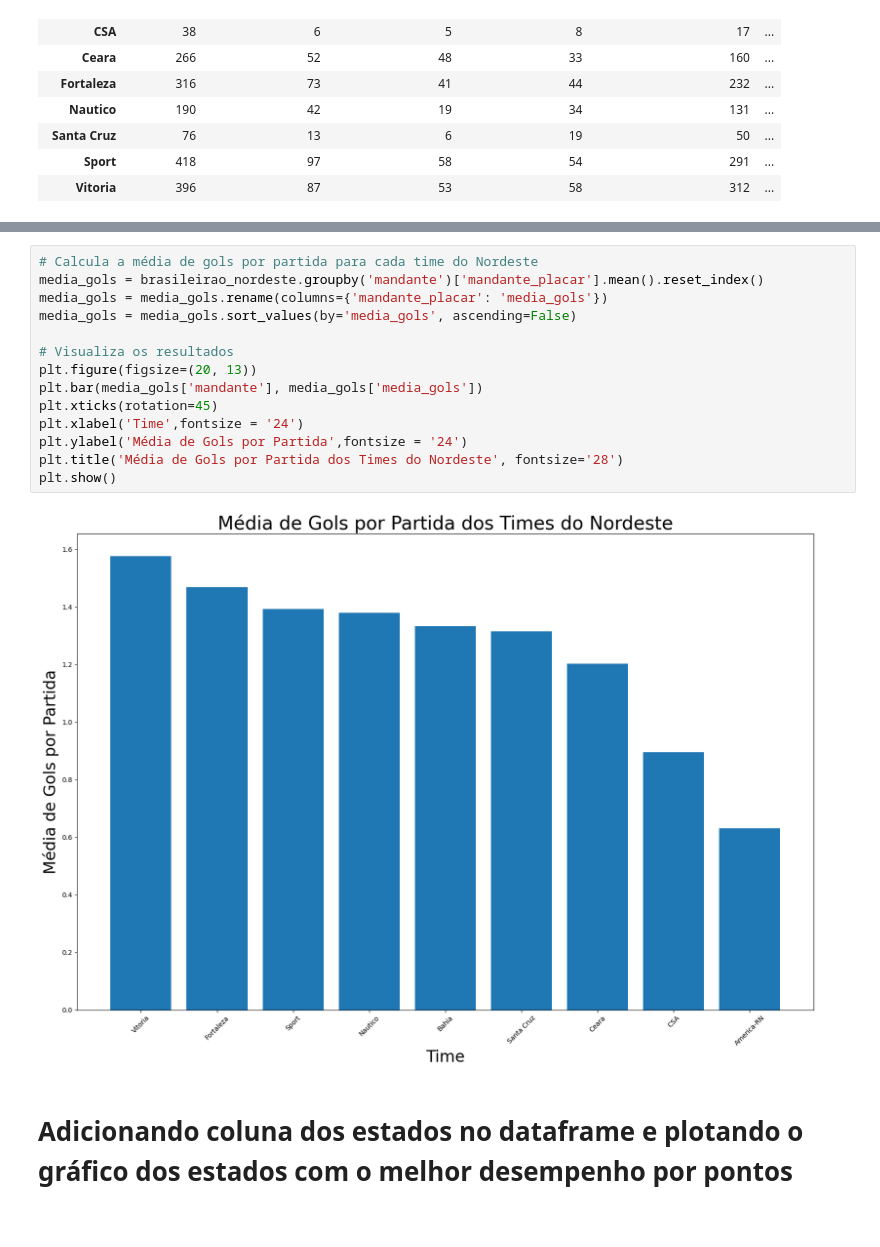
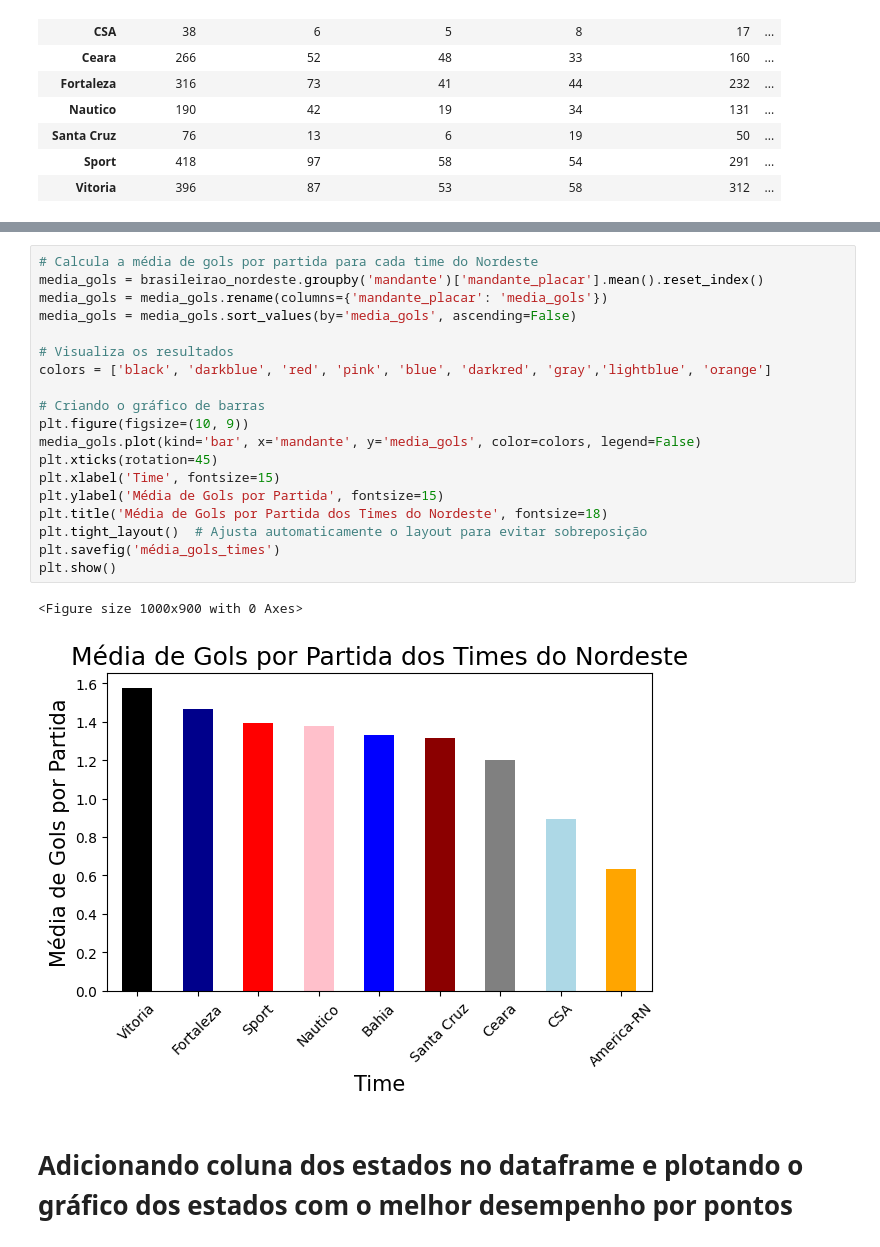
Before and after one commit to 022Vinicius/An-lises_de_dados_esportes, a Jupyter notebook: futebol_pernambucano.ipynb, the cells around one changed output, grey strips where cells are left out. Cells and saved outputs as stored; diff of their text form.

```diff
--- a/futebol_pernambucano.ipynb
+++ b/futebol_pernambucano.ipynb
@@ -586,19 +457,25 @@ Passing `palette` without assigning `hue` is deprecated and will be removed in v
 # %%
 # Calcula a média de gols por partida para cada time do Nordeste
 media_gols = brasileirao_nordeste.groupby('mandante')['mandante_placar'].mean().reset_index()
 media_gols = media_gols.rename(columns={'mandante_placar': 'media_gols'})
 media_gols = media_gols.sort_values(by='media_gols', ascending=False)
 
 # Visualiza os resultados
-plt.figure(figsize=(20, 13))
-plt.bar(media_gols['mandante'], media_gols['media_gols'])
+colors = ['black', 'darkblue', 'red', 'pink', 'blue', 'darkred', 'gray','lightblue', 'orange']
+
+# Criando o gráfico de barras
+plt.figure(figsize=(10, 9))
+media_gols.plot(kind='bar', x='mandante', y='media_gols', color=colors, legend=False)
 plt.xticks(rotation=45)
-plt.xlabel('Time',fontsize = '24')
-plt.ylabel('Média de Gols por Partida',fontsize = '24')
-plt.title('Média de Gols por Partida dos Times do Nordeste', fontsize='28')
+plt.xlabel('Time', fontsize=15)
+plt.ylabel('Média de Gols por Partida', fontsize=15)
+plt.title('Média de Gols por Partida dos Times do Nordeste', fontsize=18)
+plt.tight_layout()  # Ajusta automaticamente o layout para evitar sobreposição
+plt.savefig('média_gols_times')
 plt.show()
 # %% [output]
+<Figure size 1000x900 with 0 Axes>
-[figure, old version]
+[figure, new version]
 # %% [markdown]
 # Adicionando coluna dos estados no dataframe e plotando o gráfico dos estados com o melhor desempenho por pontos
 # %%
```
Also changed, not shown: parts of 19 cells of this notebook, 5 other files.
